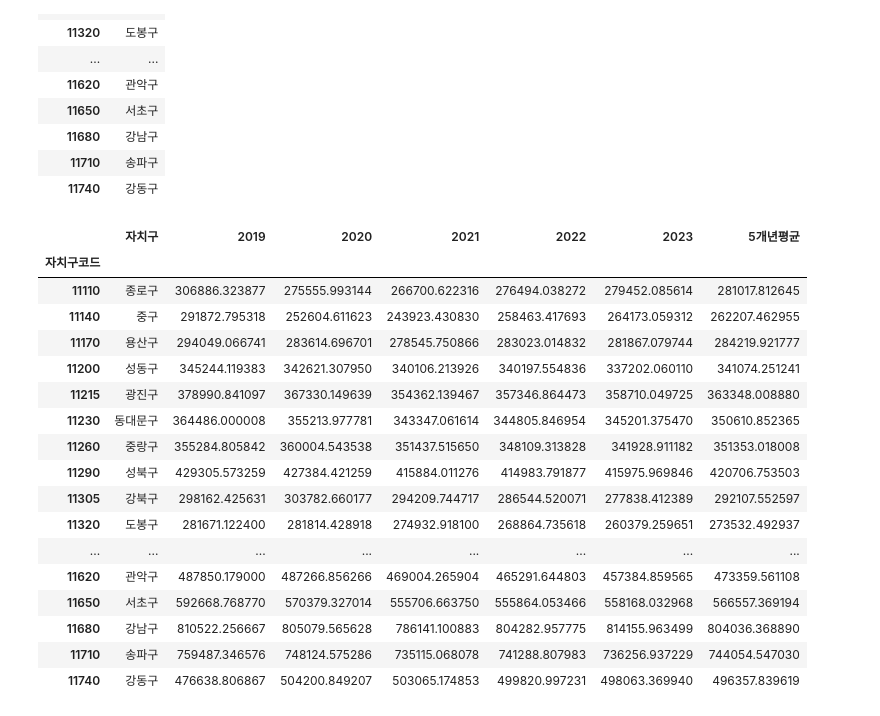
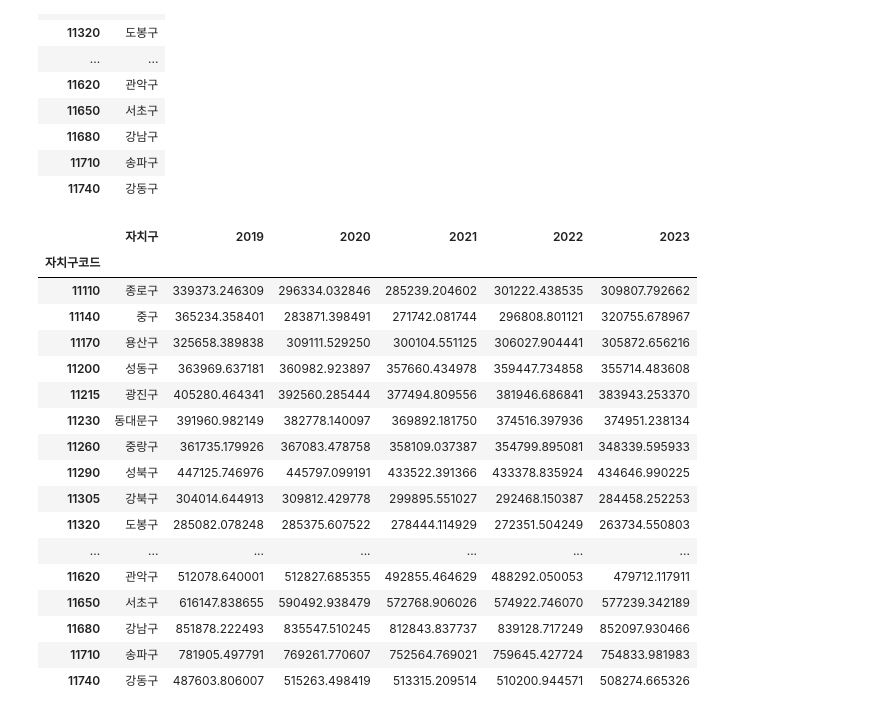
Before and after one commit to ha0zzero/future_ideas_contest, a Jupyter notebook: (DP)LOCAL_PEOPLE_GU.ipynb, the cells around one changed output. Cells and saved outputs as stored; diff of their text form; code cells hidden in the pictures.

```diff
--- a/(DP)LOCAL_PEOPLE_GU.ipynb
+++ b/(DP)LOCAL_PEOPLE_GU.ipynb
@@ -101,6 +461,6 @@ p2022= pd.read_csv('./data/LOCAL_PEOPLE_GU_2022.csv', encoding='CP949')
 p2022 = p2022.iloc[:, 1:4]
 p2022 = p2022.groupby('자치구코드').mean()
 p2022.drop(['시간대구분'], axis=1, inplace=True)
-p2022.rename(columns = {'총생활인구수':'2022'},inplace=True)
+p2022.rename(columns = {'총생활인구수':'2022내국평균'},inplace=True)
 p2022
 # %% [output]
@@ -127,6 +537,6 @@ p2023= pd.read_csv('./data/LOCAL_PEOPLE_GU_2023.csv', encoding='CP949')
 p2023 = p2023.iloc[:, 1:4]
 p2023 = p2023.groupby('자치구코드').mean()
 p2023.drop(['시간대구분'], axis=1, inplace=True)
-p2023.rename(columns = {'총생활인구수':'2023'},inplace=True)
+p2023.rename(columns = {'총생활인구수':'2023내국평균'},inplace=True)
 p2023
 # %% [output]
@@ -198,0 +561,32 @@ LPG
+# %%
+f2023 = pd.read_csv('./data/LONG_FOREIGNER_GU_2023.csv', encoding='CP949')
+f2023 = f2023.iloc[:, :4]
+f2023.drop(['시간대구분'], axis=1, inplace=True)
+f2023.rename(columns = {'총생활인구수':'장기외국인총생활인구수'},inplace=True)
+
+f2023 = f2023.groupby('자치구코드').mean()
+f2023 = f2023.iloc[:, 1:3]
+f2023.rename(columns = {'장기외국인총생활인구수':'2023장기평균'},inplace=True)
+print(f2023)
+
+t2023 = pd.read_csv('./data/TEMP_FOREIGNER_GU_2023.csv', encoding='CP949')
+t2023 = t2023.iloc[:, :4]
+t2023.drop(['시간대구분'], axis=1, inplace=True)
+t2023.rename(columns = {'총생활인구수':'단기외국인총생활인구수'},inplace=True)
+
+t2023 = t2023.groupby('자치구코드').mean()
+t2023 = t2023.iloc[:, 1:3]
+t2023.rename(columns = {'단기외국인총생활인구수':'2023단기평균'},inplace=True)
+print(t2023)
+
+df23 = pd.merge(p2023,f2023, how='inner',on='자치구코드')
+df23 = pd.merge(df23, t2023, how='inner', on='자치구코드')
+df23[2023] = (df23['2023내국평균']+df23['2023장기평균']+df23['2023단기평균'])
+
+df23.drop(['2023내국평균'], axis=1, inplace=True)
+df23.drop(['2023장기평균'], axis=1, inplace=True)
+df23.drop(['2023단기평균'], axis=1, inplace=True)
+print(df23)
+
+df = pd.merge(df,df23, how='inner',on='자치구코드')
+print(df)
@@ -265,26 +700,26 @@ info
 | 11710 | 송파구 |
 | 11740 | 강동구 |
 # %%
-LPG = pd.merge(info, LPG, how='inner', on='자치구코드')
+df = pd.merge(info, df, how='inner', on='자치구코드')
 # %%
-LPG
+df
 # %% [output]
-|  | 자치구 | 2019 | 2020 | 2021 | 2022 | 2023 | 5개년평균 |
-| 자치구코드 |  |  |  |  |  |  |  |
-| 11110 | 종로구 | 306886.323877 | 275555.993144 | 266700.622316 | 276494.038272 | 279452.085614 | 281017.812645 |
-| 11140 | 중구 | 291872.795318 | 252604.611623 | 243923.430830 | 258463.417693 | 264173.059312 | 262207.462955 |
-| 11170 | 용산구 | 294049.066741 | 283614.696701 | 278545.750866 | 283023.014832 | 281867.079744 | 284219.921777 |
-| 11200 | 성동구 | 345244.119383 | 342621.307950 | 340106.213926 | 340197.554836 | 337202.060110 | 341074.251241 |
-| 11215 | 광진구 | 378990.841097 | 367330.149639 | 354362.139467 | 357346.864473 | 358710.049725 | 363348.008880 |
-| 11230 | 동대문구 | 364486.000008 | 355213.977781 | 343347.061614 | 344805.846954 | 345201.375470 | 350610.852365 |
-| 11260 | 중랑구 | 355284.805842 | 360004.543538 | 351437.515650 | 348109.313828 | 341928.911182 | 351353.018008 |
-| 11290 | 성북구 | 429305.573259 | 427384.421259 | 415884.011276 | 414983.791877 | 415975.969846 | 420706.753503 |
-| 11305 | 강북구 | 298162.425631 | 303782.660177 | 294209.744717 | 286544.520071 | 277838.412389 | 292107.552597 |
-| 11320 | 도봉구 | 281671.122400 | 281814.428918 | 274932.918100 | 268864.735618 | 260379.259651 | 273532.492937 |
-| ... | ... | ... | ... | ... | ... | ... | ... |
-| 11620 | 관악구 | 487850.179000 | 487266.856266 | 469004.265904 | 465291.644803 | 457384.859565 | 473359.561108 |
-| 11650 | 서초구 | 592668.768770 | 570379.327014 | 555706.663750 | 555864.053466 | 558168.032968 | 566557.369194 |
-| 11680 | 강남구 | 810522.256667 | 805079.565628 | 786141.100883 | 804282.957775 | 814155.963499 | 804036.368890 |
-| 11710 | 송파구 | 759487.346576 | 748124.575286 | 735115.068078 | 741288.807983 | 736256.937229 | 744054.547030 |
-| 11740 | 강동구 | 476638.806867 | 504200.849207 | 503065.174853 | 499820.997231 | 498063.369940 | 496357.839619 |
+|  | 자치구 | 2019 | 2020 | 2021 | 2022 | 2023 |
+| 자치구코드 |  |  |  |  |  |  |
+| 11110 | 종로구 | 339373.246309 | 296334.032846 | 285239.204602 | 301222.438535 | 309807.792662 |
+| 11140 | 중구 | 365234.358401 | 283871.398491 | 271742.081744 | 296808.801121 | 320755.678967 |
+| 11170 | 용산구 | 325658.389838 | 309111.529250 | 300104.551125 | 306027.904441 | 305872.656216 |
+| 11200 | 성동구 | 363969.637181 | 360982.923897 | 357660.434978 | 359447.734858 | 355714.483608 |
+| 11215 | 광진구 | 405280.464341 | 392560.285444 | 377494.809556 | 381946.686841 | 383943.253370 |
+| 11230 | 동대문구 | 391960.982149 | 382778.140097 | 369892.181750 | 374516.397936 | 374951.238134 |
+| 11260 | 중랑구 | 361735.179926 | 367083.478758 | 358109.037387 | 354799.895081 | 348339.595933 |
+| 11290 | 성북구 | 447125.746976 | 445797.099191 | 433522.391366 | 433378.835924 | 434646.990225 |
+| 11305 | 강북구 | 304014.644913 | 309812.429778 | 299895.551027 | 292468.150387 | 284458.252253 |
+| 11320 | 도봉구 | 285082.078248 | 285375.607522 | 278444.114929 | 272351.504249 | 263734.550803 |
+| ... | ... | ... | ... | ... | ... | ... |
+| 11620 | 관악구 | 512078.640001 | 512827.685355 | 492855.464629 | 488292.050053 | 479712.117911 |
+| 11650 | 서초구 | 616147.838655 | 590492.938479 | 572768.906026 | 574922.746070 | 577239.342189 |
+| 11680 | 강남구 | 851878.222493 | 835547.510245 | 812843.837737 | 839128.717249 | 852097.930466 |
+| 11710 | 송파구 | 781905.497791 | 769261.770607 | 752564.769021 | 759645.427724 | 754833.981983 |
+| 11740 | 강동구 | 487603.806007 | 515263.498419 | 513315.209514 | 510200.944571 | 508274.665326 |
 # %%
```
Also changed, not shown: parts of 32 cells of this notebook, 11 other files.
